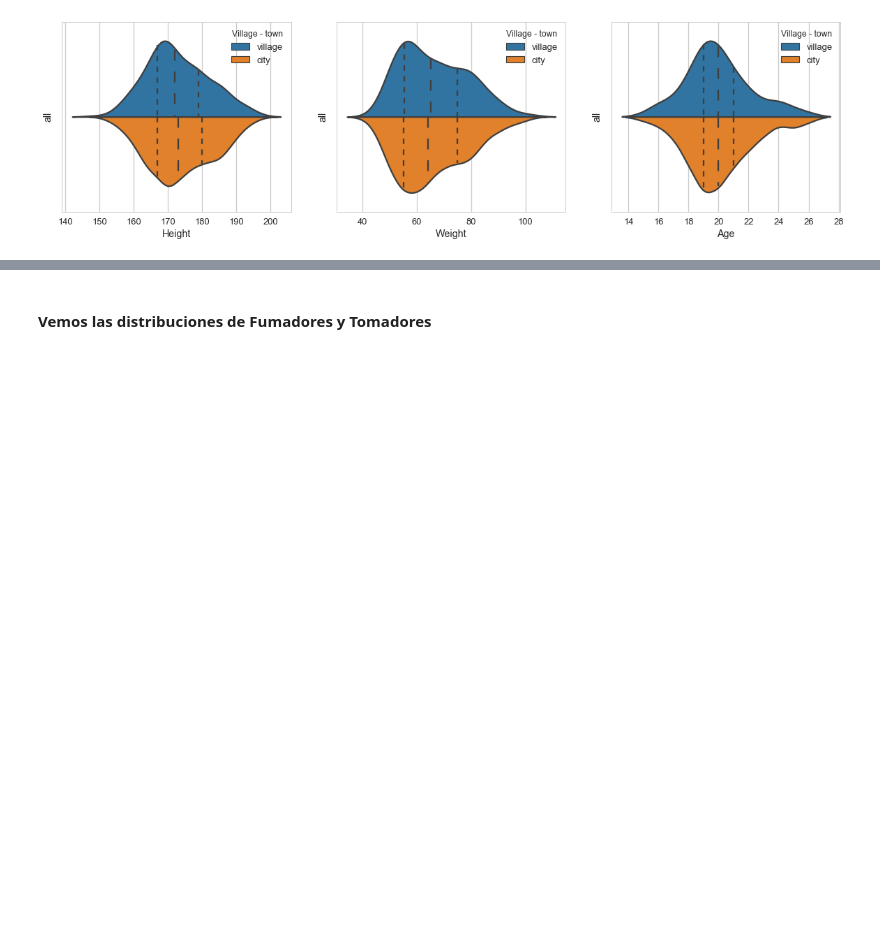
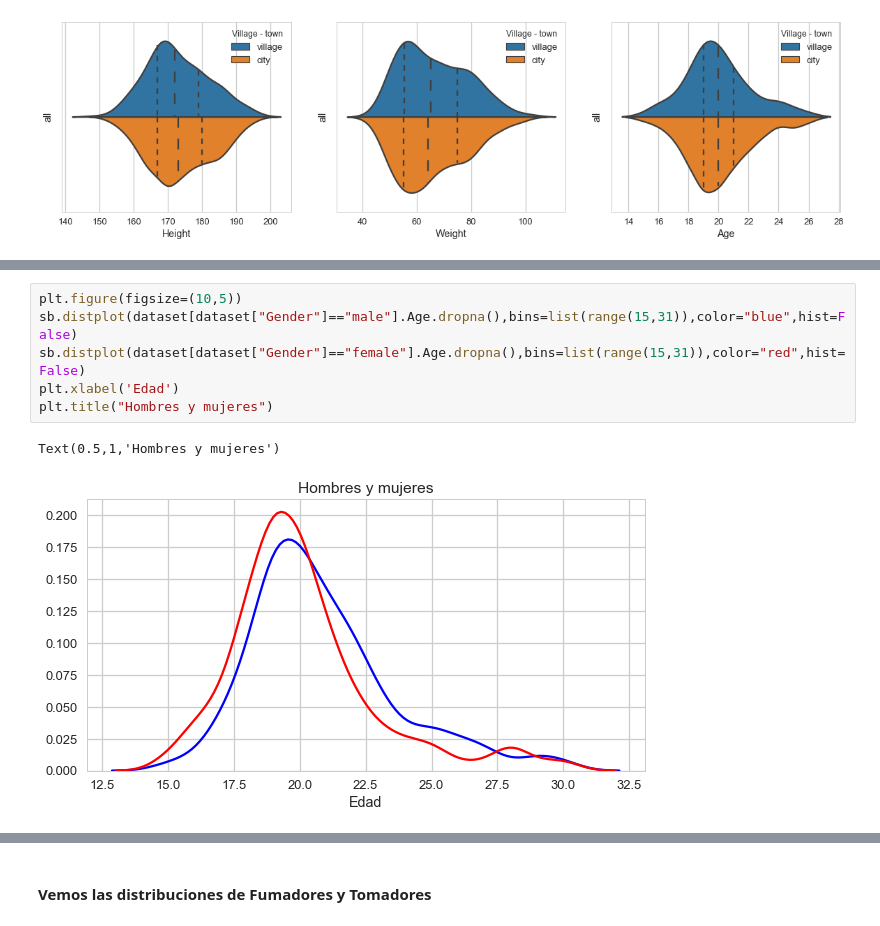
Before and after one commit to MarceloCena/AnalisisyVisualizacion, a Jupyter notebook: Laboratorio1_v2.ipynb, the cells around one changed output, grey strips where cells are left out. Drawn from its saved outputs; the diff is of its cells as text; blank space fills up the shorter version.

```diff
--- a/Laboratorio1_v2.ipynb
+++ b/Laboratorio1_v2.ipynb
@@ -267,0 +279,9 @@ Límite inferior = 14.5
+# %%
+plt.figure(figsize=(10,5))
+sb.distplot(dataset[dataset["Gender"]=="male"].Age.dropna(),bins=list(range(15,31)),color="blue",hist=False)
+sb.distplot(dataset[dataset["Gender"]=="female"].Age.dropna(),bins=list(range(15,31)),color="red",hist=False)
+plt.xlabel('Edad')
+plt.title("Hombres y mujeres")
+# %% [output]
+Text(0.5,1,'Hombres y mujeres')
+[figure, added]
```
Also changed, not shown: parts of 10 cells of this notebook.
